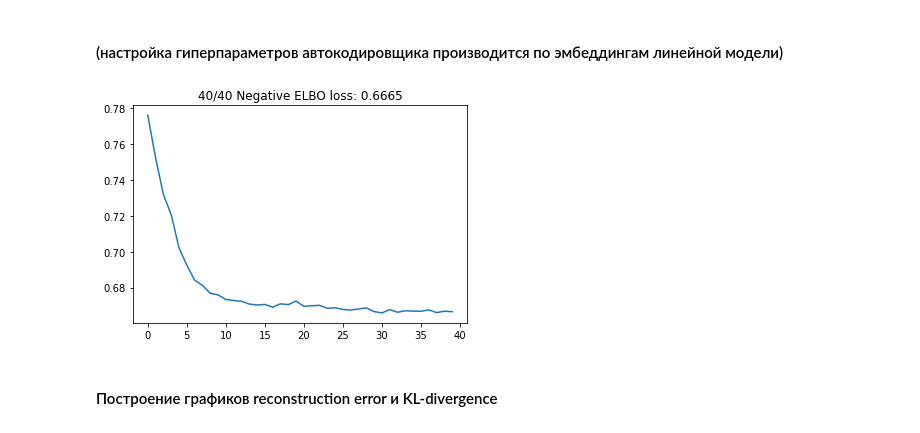
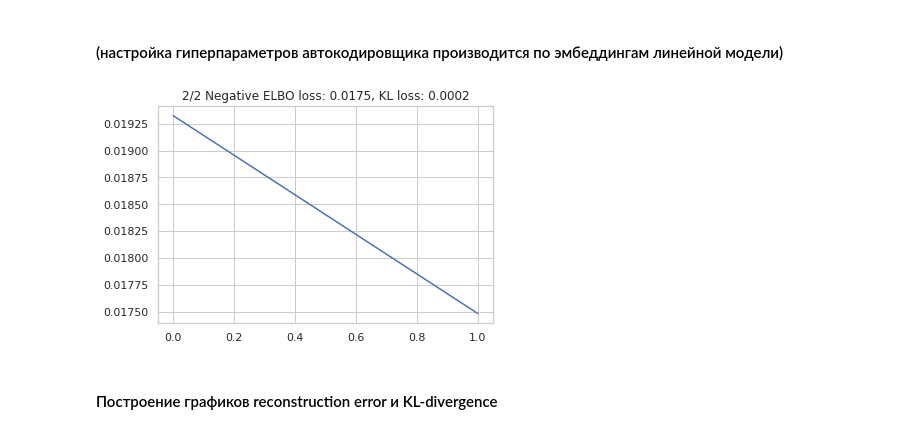
Before and after one commit to AlexShevchuk7/MADE, a Jupyter notebook: Diploma/Modelling.ipynb, the cells around one changed output. Drawn from its saved outputs; the diff is of its cells as text; code cells hidden in the pictures.

```diff
--- a/Diploma/Modelling.ipynb
+++ b/Diploma/Modelling.ipynb
@@ -175,5 +277,5 @@ class VAE(nn.Module):
 # %%
-train_data = pyreadr.read_r('data/TEP_FaultFree_Training.RData')
+train_data = pyreadr.read_r('TEP_FaultFree_Training.RData')
 # %%
 for items in train_data.items():
     tsdata = items[1]
@@ -272,2 +340,0 @@ torch.Size([16, 64, 3])
-# %%
-device = torch.device('cuda' if torch.cuda.is_available() else 'cpu')
@@ -301,0 +487,14 @@ for i in tqdm(range(n_epochs)):
+# %%
+sns.set_theme(style="whitegrid")
+
+# Initialize the matplotlib figure
+f, ax = plt.subplots(figsize=(18, 8))
+
+#sns.set_color_codes("hls")
+sns.color_palette('husl', 5)
+sns.barplot(x='Faults',
+            y='Precision',
+            hue='Classifier', data=sns_precision, palette='coolwarm', saturation=1., orient='v')
+
+# Add a legend and informative axis label
+ax.legend(ncol=1, loc="upper right", frameon=True)
@@ -306,51 +508,50 @@ for i in tqdm(range(n_epochs)):
 # %%
 kldivs = []
 mses = []
 loss_vals = []
-n_epochs = 40
-latent_dim = 16
-tcn_net = TCNModel(num_filters=20, kernel_size=5, input_chunk_length=window, output_chunk_length=50)
-#encoder = Encoder(batch, tcn, latent_dim=latent_dim)
-encoder = LinearEncoder(batch)
-decoder = Decoder(batch.shape, latent_dim=latent_dim)
-#vae = VAE(encoder, decoder)
+name = 'full_mlp'
+learning_rate = 2e-4
+n_epochs = 2
+latent_dim = 24
+
+basic_emb = Basic_net(batch).to(device)
+embedded = basic_emb(batch)
+encoder = LinearEncoder(embedded, latent_dim=latent_dim)
+encoder = encoder.to(device)
+decoder = Decoder(batch.shape, latent_dim).to(device)
+mlpvae = VAE(encoder, decoder)
+mlpvae = mlpvae.to(device)
 criterion = nn.MSELoss()
-#opt = Adam(list(encoder.parameters()) + list(decoder.parameters()), lr=0.001)
-opt = Adam(chain(encoder.parameters(), decoder.parameters()), lr=0.0001)
+opt = Adam(mlpvae.parameters(), lr=learning_rate)
 mse = MSELoss()
-beta = 0
+beta = 0.75
 
 for i in tqdm(range(n_epochs)):
     for b_n, batch in enumerate(trainloader):
-        #beta += min(1, i / 20)
-        beta = 0.05
-
         opt.zero_grad()
 
-        mu, logsigma = encoder(batch)
-        sigma = torch.exp(logsigma)
-        epsilon = torch.randn(mu.size(), requires_grad=False)
-        z = mu + epsilon * sigma
-        logits = decoder(z)
+        logits, mu, logvar = mlpvae(batch)
 
-        l_rec = mse(logits, batch)
-        l_kl = beta * (1 + torch.log(sigma**2) - mu**2 - sigma**2) * 0.5 / (batch.shape[1] * batch.shape[2])
-        l_kl = l_kl.sum(1).mean()
-        #l_kl = l_kl.mean()
-        loss = l_rec - l_kl
+        reconstruction_loss = mse(logits, batch)
 
+        kl_loss = -0.5 * torch.sum(1 + logvar - mu.pow(2) -
+                                   logvar.exp(), -1).mean() / (batch.shape[0] * batch.shape[1] * batch.shape[2]) * beta
+        loss = reconstruction_loss + kl_loss
 
         loss.sum().backward()
         opt.step()
 
-    mses.append(l_rec)
-    kldivs.append(-l_kl)
+    mses.append(reconstruction_loss)
+    kldivs.append(kl_loss)
     loss_vals.append(loss.item())
 
-        #if i % 100 == 0:
     plt.plot(loss_vals[-100:])
-    plt.title('{}/{} Negative ELBO loss: {:.4f}'.format(i+1, n_epochs, loss_vals[-1]))
+    plt.title('{}/{} Negative ELBO loss: {:.4f}, KL loss: {:.4f}'.format(i+1, n_epochs, loss_vals[-1], kl_loss))
     plt.show();
     clear_output(wait=True)
+
+    if i % 20 == 0 and i > 0:
+      torch.save(mlpvae.state_dict(), name + '_e' + str(i) + '_lr' + str(learning_rate) +
+           '_b' + str(batch.shape[0]) + '_beta' + str(beta) + '_lat' + str(latent_dim) + '.pkl')
 # %% [output]
-[figure, old version]
+[figure, new version]
```
Also changed, not shown: parts of 73 cells of this notebook.
